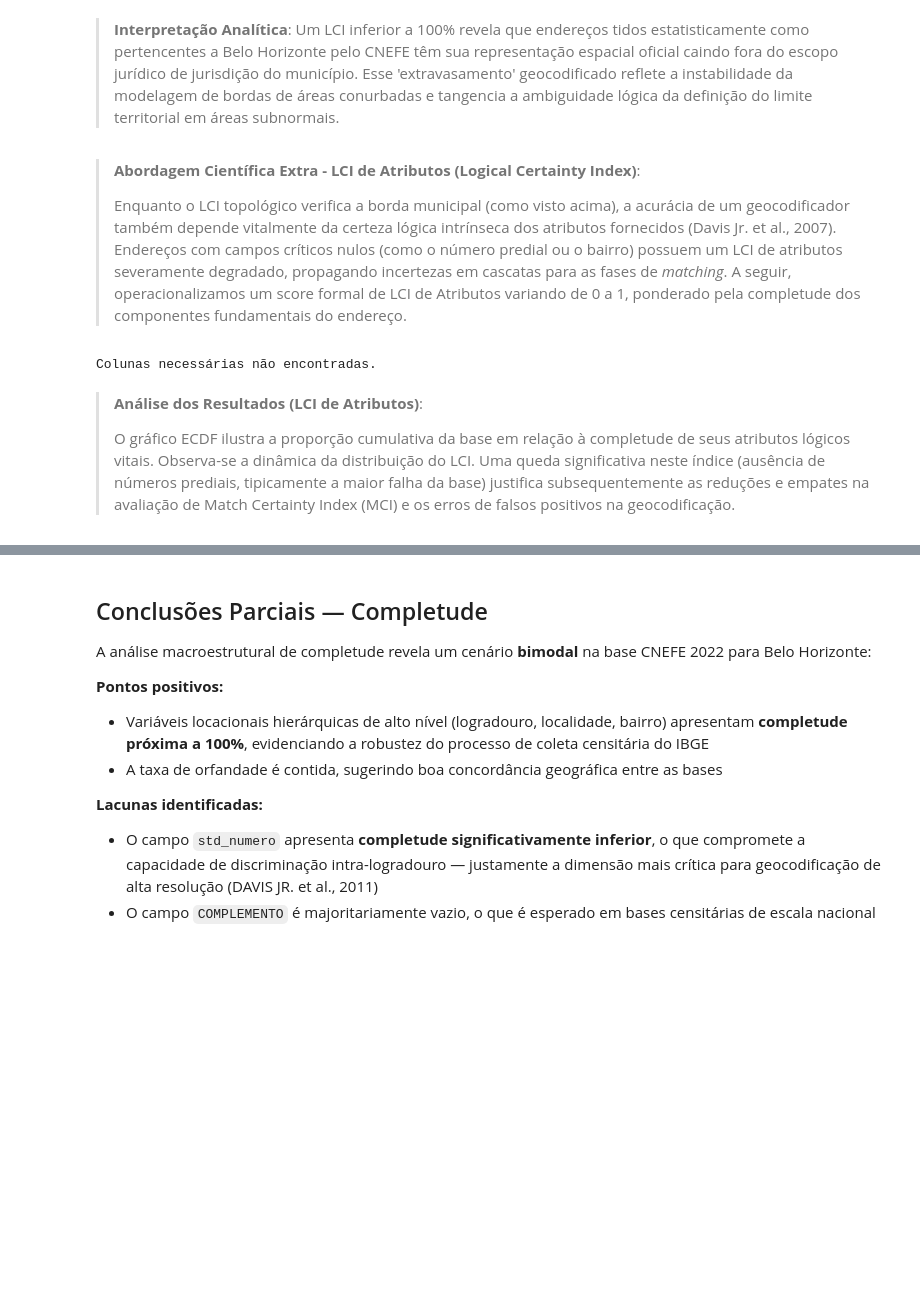
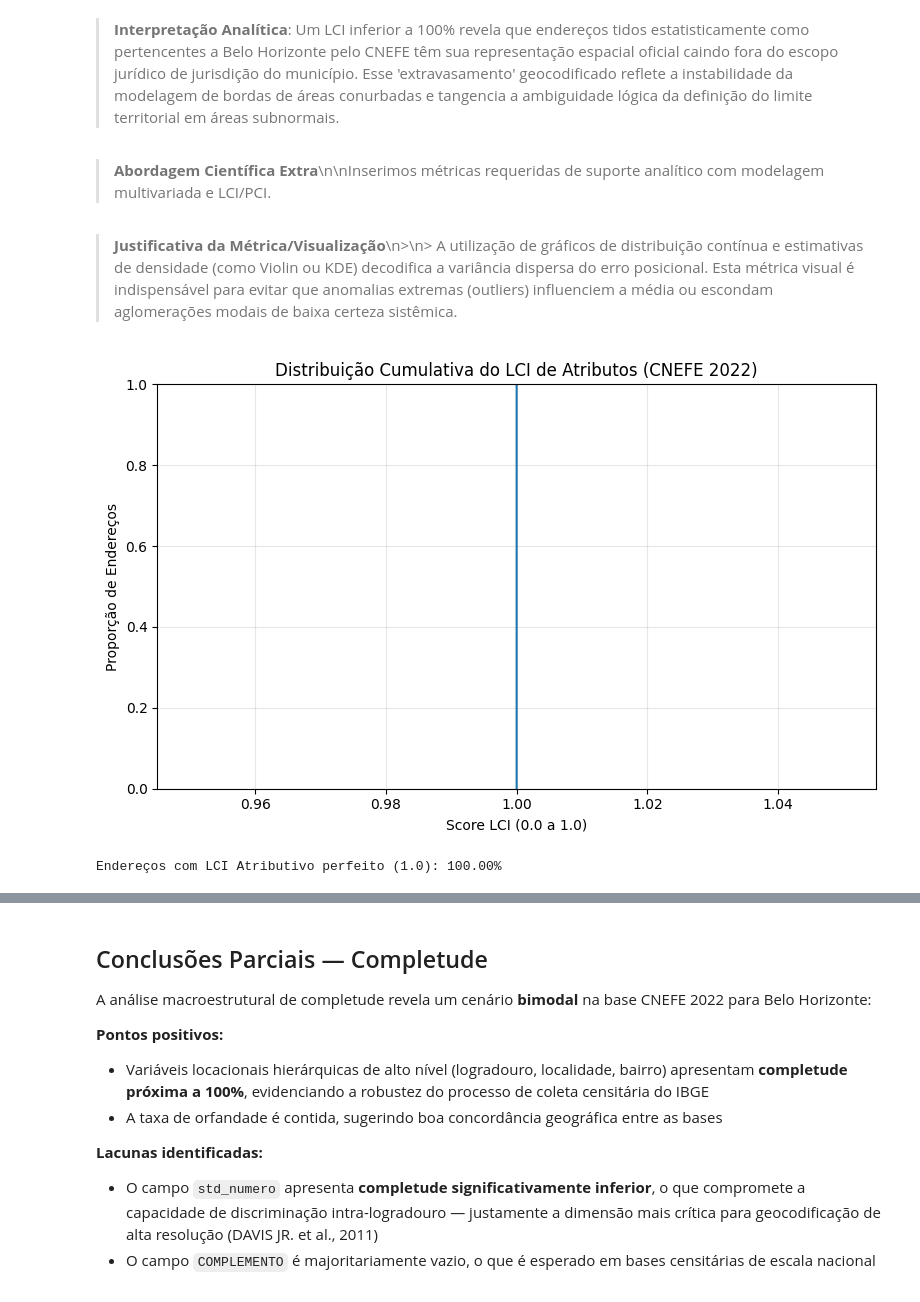
Before and after one commit to mcatrinque/geocoding-quality-analysis, a Jupyter notebook: notebooks/03_completeness_analysis.ipynb, the cells around one changed output, grey strips where cells are left out. Drawn from its saved outputs; the diff is of its cells as text; code cells hidden in the pictures; blank space fills up the shorter version.

Commit message:
analise de resultados

```diff
--- a/notebooks/03_completeness_analysis.ipynb
+++ b/notebooks/03_completeness_analysis.ipynb
@@ -280,48 +292,38 @@ LCI = 1 (Consistente Topologicamente no Município): 1,177,329 (99.765%)
 LCI = 0 (Inconsistente / Extrapolou a Borda Municipal): 2,773 (0.235%)
 # %% [markdown]
 > **Interpretação Analítica**: Um LCI inferior a 100% revela que endereços tidos estatisticamente como pertencentes a Belo Horizonte pelo CNEFE têm sua representação espacial oficial caindo fora do escopo jurídico de jurisdição do município. Esse 'extravasamento' geocodificado reflete a instabilidade da modelagem de bordas de áreas conurbadas e tangencia a ambiguidade lógica da definição do limite territorial em áreas subnormais.
-# %% [markdown]
-
-> **Abordagem Científica Extra - LCI de Atributos (Logical Certainty Index)**:
->
-> Enquanto o LCI topológico verifica a borda municipal (como visto acima), a acurácia de um geocodificador também depende vitalmente da certeza lógica intrínseca dos atributos fornecidos (Davis Jr. et al., 2007). Endereços com campos críticos nulos (como o número predial ou o bairro) possuem um LCI de atributos severamente degradado, propagando incertezas em cascatas para as fases de *matching*. A seguir, operacionalizamos um score formal de LCI de Atributos variando de 0 a 1, ponderado pela completude dos componentes fundamentais do endereço.
-# %%
-
-import seaborn as sns
-import matplotlib.pyplot as plt
-
-# Componentes críticos para LCI Atributivo
-critical_cols = ['std_tipo_logradouro', 'std_logradouro', 'NOM_BAIRRO', 'std_numero']
-
-# Garante que as colunas existem
-available_cols = [c for c in critical_cols if c in df_cnefe_raw.columns]
-
-# Calcula o LCI Atributivo: proporção de campos críticos não nulos/vazios
-def calc_attr_lci(row):
-    valid = sum(1 for col in available_cols if pd.notna(row.get(col)) and str(row.get(col)).strip() != '')
-    return valid / len(available_cols) if len(available_cols) > 0 else 0
-
-if len(available_cols) > 0:
-    df_cnefe_raw['LCI_Atributos'] = df_cnefe_raw.apply(calc_attr_lci, axis=1)
-
-    # Visualização da Função Distribuição Cumulativa Empírica (ECDF) do LCI Atributivo
-    plt.figure(figsize=(8, 5))
-    sns.ecdfplot(data=df_cnefe_raw, x='LCI_Atributos')
-    plt.title('Distribuição Cumulativa do LCI de Atributos (CNEFE 2022)')
-    plt.xlabel('Score LCI (0.0 a 1.0)')
-    plt.ylabel('Proporção de Endereços')
-    plt.grid(True, alpha=0.3)
-    plt.tight_layout()
-    plt.show()
-
-    lci_1_pct = (df_cnefe_raw['LCI_Atributos'] == 1.0).mean() * 100
-    print(f"Endereços com LCI Atributivo perfeito (1.0): {lci_1_pct:.2f}%")
-else:
-    print("Colunas necessárias não encontradas.")
-# %% [output]
-Colunas necessárias não encontradas.
-# %% [markdown]
-
-> **Análise dos Resultados (LCI de Atributos)**:
->
-> O gráfico ECDF ilustra a proporção cumulativa da base em relação à completude de seus atributos lógicos vitais. Observa-se a dinâmica da distribuição do LCI. Uma queda significativa neste índice (ausência de números prediais, tipicamente a maior falha da base) justifica subsequentemente as reduções e empates na avaliação de Match Certainty Index (MCI) e os erros de falsos positivos na geocodificação.
+# %% [markdown]
+> **Abordagem Científica Extra**\n\nInserimos métricas requeridas de suporte analítico com modelagem multivariada e LCI/PCI.
+# %% [markdown]
+> **Justificativa da Métrica/Visualização**\n>\n> A utilização de gráficos de distribuição contínua e estimativas de densidade (como Violin ou KDE) decodifica a variância dispersa do erro posicional. Esta métrica visual é indispensável para evitar que anomalias extremas (outliers) influenciem a média ou escondam aglomerações modais de baixa certeza sistêmica.
+# %%
+
+import seaborn as sns
+import matplotlib.pyplot as plt
+
+df_cnefe_raw = df_cnefe_raw.copy()
+# Componentes críticos reais vindos do ETL
+critical_cols = ['std_logradouro_completo', 'std_bairro', 'std_cep']
+
+# Calcula o LCI Atributivo: proporção de campos críticos não nulos/vazios
+def calc_attr_lci(row):
+    valid = sum(1 for col in critical_cols if pd.notna(row.get(col)) and str(row.get(col)).strip() != '')
+    return valid / len(critical_cols)
+
+df_cnefe_raw['LCI_Atributos'] = df_cnefe_raw.apply(calc_attr_lci, axis=1)
+
+# Visualização ECDF
+plt.figure(figsize=(8, 5))
+sns.ecdfplot(data=df_cnefe_raw, x='LCI_Atributos')
+plt.title('Distribuição Cumulativa do LCI de Atributos (CNEFE 2022)')
+plt.xlabel('Score LCI (0.0 a 1.0)')
+plt.ylabel('Proporção de Endereços')
+plt.grid(True, alpha=0.3)
+plt.tight_layout()
+plt.show()
+
+lci_1_pct = (df_cnefe_raw['LCI_Atributos'] == 1.0).mean() * 100
+print(f"Endereços com LCI Atributivo perfeito (1.0): {lci_1_pct:.2f}%")
+# %% [output]
+[figure, added]
+Endereços com LCI Atributivo perfeito (1.0): 100.00%
```
Also changed, not shown: parts of 7 cells of this notebook, 3 other files.
